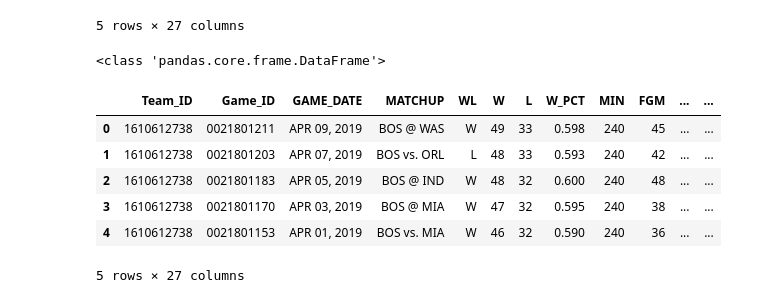
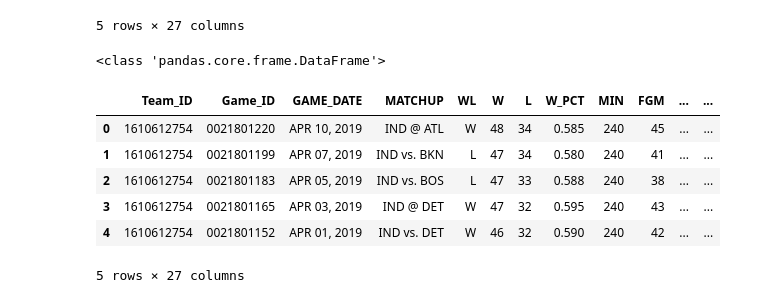
Before and after one commit to harpreet1020/NBA_Score_Prediction, a Jupyter notebook: Notebooks/NBA_API Exploration.ipynb, the cells around one changed output. Drawn from its saved outputs; the diff is of its cells as text; code cells hidden in the pictures.

```diff
--- a/Notebooks/NBA_API Exploration.ipynb
+++ b/Notebooks/NBA_API Exploration.ipynb
@@ -193,13 +193,13 @@ ATL.head()
 5 rows × 27 columns
 # %%
 print(type(BOS))
-BOS.head()
+IND.head()
 # %% [output]
 <class 'pandas.core.frame.DataFrame'>
 |  | Team_ID | Game_ID | GAME_DATE | MATCHUP | WL | W | L | W_PCT | MIN | FGM | ... | ... |
-| 0 | 1610612738 | 0021801211 | APR 09, 2019 | BOS @ WAS | W | 49 | 33 | 0.598 | 240 | 45 | ... | ... |
-| 1 | 1610612738 | 0021801203 | APR 07, 2019 | BOS vs. ORL | L | 48 | 33 | 0.593 | 240 | 42 | ... | ... |
-| 2 | 1610612738 | 0021801183 | APR 05, 2019 | BOS @ IND | W | 48 | 32 | 0.600 | 240 | 48 | ... | ... |
-| 3 | 1610612738 | 0021801170 | APR 03, 2019 | BOS @ MIA | W | 47 | 32 | 0.595 | 240 | 38 | ... | ... |
-| 4 | 1610612738 | 0021801153 | APR 01, 2019 | BOS vs. MIA | W | 46 | 32 | 0.590 | 240 | 36 | ... | ... |
+| 0 | 1610612754 | 0021801220 | APR 10, 2019 | IND @ ATL | W | 48 | 34 | 0.585 | 240 | 45 | ... | ... |
+| 1 | 1610612754 | 0021801199 | APR 07, 2019 | IND vs. BKN | L | 47 | 34 | 0.580 | 240 | 41 | ... | ... |
+| 2 | 1610612754 | 0021801183 | APR 05, 2019 | IND vs. BOS | L | 47 | 33 | 0.588 | 240 | 38 | ... | ... |
+| 3 | 1610612754 | 0021801165 | APR 03, 2019 | IND @ DET | W | 47 | 32 | 0.595 | 240 | 43 | ... | ... |
+| 4 | 1610612754 | 0021801152 | APR 01, 2019 | IND vs. DET | W | 46 | 32 | 0.590 | 240 | 42 | ... | ... |
 5 rows × 27 columns
```
Also changed, not shown: parts of 9 cells of this notebook, 1 other file.
